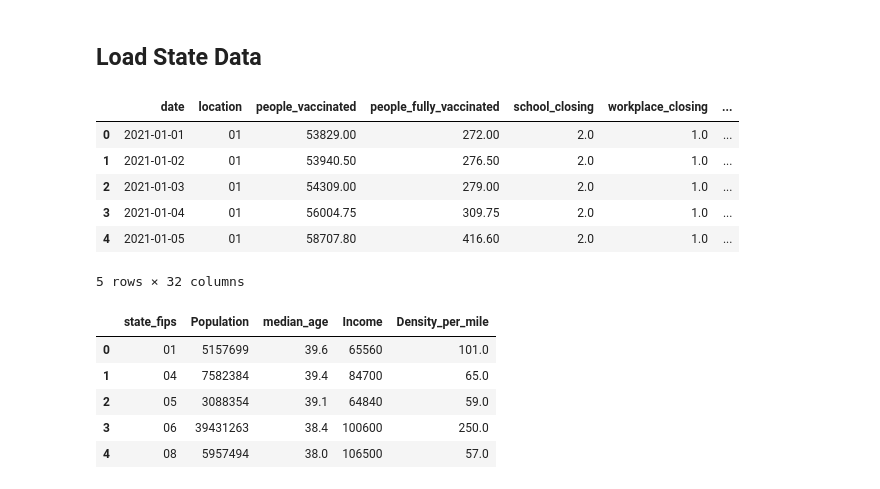
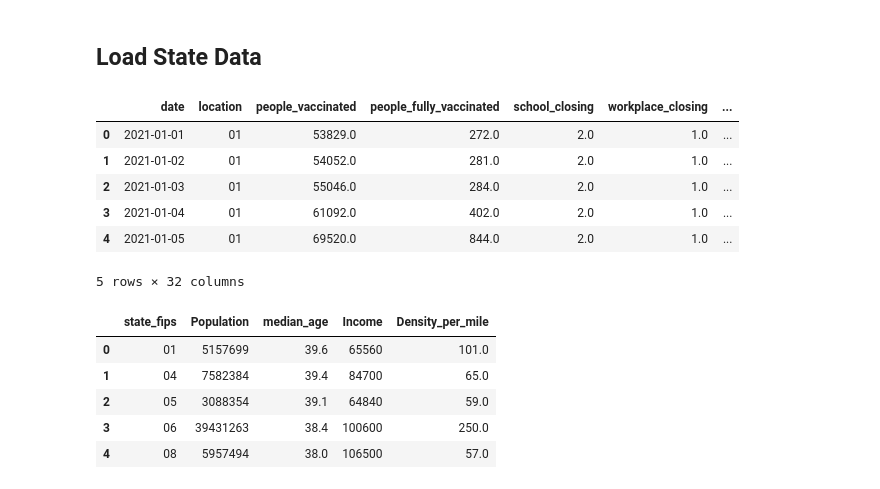
Before and after one commit to roomtempfusion/STAT-461-Group-Project, a Jupyter notebook: models/msst.ipynb, the cells around one changed output. Drawn from its saved outputs; the diff is of its cells as text; code cells hidden in the pictures.

```diff
--- a/models/msst.ipynb
+++ b/models/msst.ipynb
@@ -17,16 +17,16 @@ from torch.utils.data import DataLoader, Subset
 # %% [markdown]
 ## Load State Data
 # %%
-state_df = pd.read_csv("../processed data/state_level/rolled_covariates_state_level.csv", parse_dates=['date'], dtype={'location': str})
+state_df = pd.read_csv("../processed data/state_level/daily_covariates_state_level.csv", parse_dates=['date'], dtype={'location': str})
 state_df.location = state_df.location.str.zfill(2)
 state_df.head()
 # %% [output]
 |  | date | location | people_vaccinated | people_fully_vaccinated | school_closing | workplace_closing | ... |
-| 0 | 2021-01-01 | 01 | 53829.00 | 272.00 | 2.0 | 1.0 | ... |
-| 1 | 2021-01-02 | 01 | 53940.50 | 276.50 | 2.0 | 1.0 | ... |
-| 2 | 2021-01-03 | 01 | 54309.00 | 279.00 | 2.0 | 1.0 | ... |
-| 3 | 2021-01-04 | 01 | 56004.75 | 309.75 | 2.0 | 1.0 | ... |
-| 4 | 2021-01-05 | 01 | 58707.80 | 416.60 | 2.0 | 1.0 | ... |
+| 0 | 2021-01-01 | 01 | 53829.0 | 272.0 | 2.0 | 1.0 | ... |
+| 1 | 2021-01-02 | 01 | 54052.0 | 281.0 | 2.0 | 1.0 | ... |
+| 2 | 2021-01-03 | 01 | 55046.0 | 284.0 | 2.0 | 1.0 | ... |
+| 3 | 2021-01-04 | 01 | 61092.0 | 402.0 | 2.0 | 1.0 | ... |
+| 4 | 2021-01-05 | 01 | 69520.0 | 844.0 | 2.0 | 1.0 | ... |
 5 rows × 32 columns
 # %%
 state_covs = pd.read_csv("../processed data/state_level/state_level_characteristics.csv", dtype={'state_fips':str}, index_col=0)
```
Also changed, not shown: parts of 29 cells of this notebook, 2 other files.
